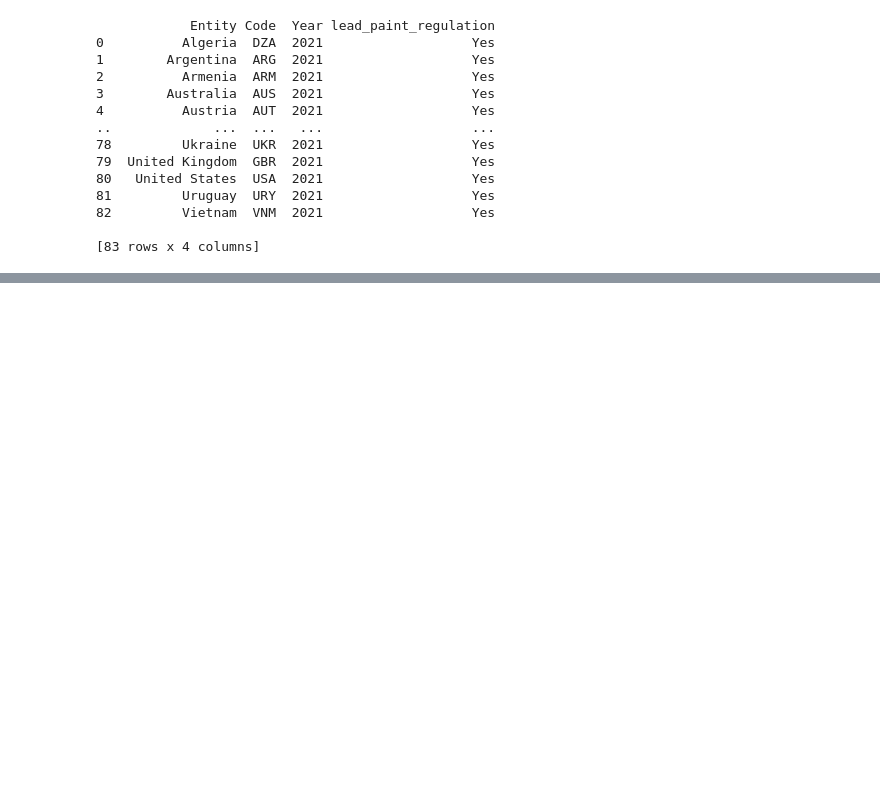
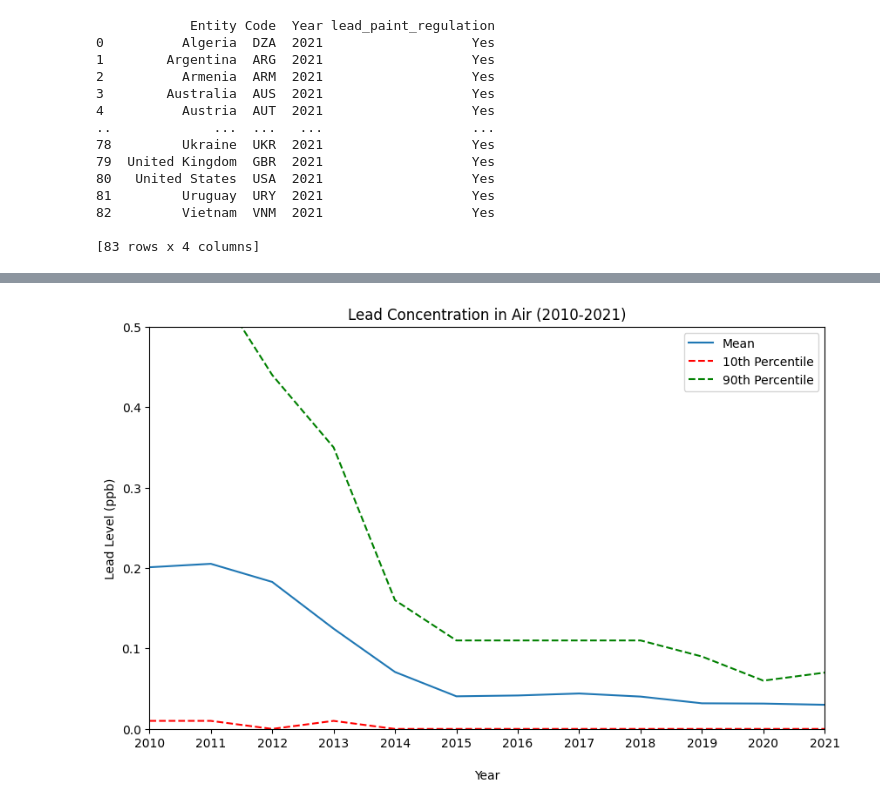
Before and after one commit to daredevilx616/Hacklytics23, a Jupyter notebook: analysis.ipynb, the cells around one changed output, grey strips where cells are left out. Cells and saved outputs as stored; diff of their text form; code cells hidden in the pictures; blank space fills up the shorter version.

```diff
--- a/analysis.ipynb
+++ b/analysis.ipynb
@@ -395,0 +398,39 @@ plt.show()
+# %%
+# Load the data from the file
+ld = pd.read_csv('./datasets/LeadNational.csv')
+
+# Convert the Year column to a datetime object
+ld['Year'] = pd.to_datetime(ld['Year'], format='%Y')
+
+# Create a line plot
+ax = ld.plot(x='Year', y='Mean', kind='line', figsize=(10, 6))
+
+# Add the 10th and 90th percentile lines
+ld.plot(x='Year', y='10th Percentile', kind='line', ax=ax, color='red', linestyle='--')
+ld.plot(x='Year', y='90th Percentile', kind='line', ax=ax, color='green', linestyle='--')
+
+# Set y-axis limits to show all data points
+ax.set_ylim(bottom=0, top=0.5)
+
+# Set x-axis label position
+ax.xaxis.set_label_coords(0.5, -0.1)
+
+# Set x-axis limits
+ax.set_xlim(pd.to_datetime('2010-01-01'), pd.to_datetime('2021-01-01'))
+
+# Set x-tick labels to show only the years
+years = pd.date_range(start='2010-01-01', end='2021-01-01', freq='YS')
+ax.set_xticks(years)
+ax.set_xticklabels([year.strftime('%Y') for year in years])
+
+# Add a title and axis labels
+plt.title('Lead Concentration in Air (2010-2021)')
+plt.xlabel('Year')
+plt.ylabel('Lead Level (ppb)')
+
+# Add a legend
+plt.legend(['Mean', '10th Percentile', '90th Percentile'])
+
+plt.show()
+# %% [output]
+[figure, added]
```
Also changed, not shown: parts of 9 cells of this notebook, 1 other file.
